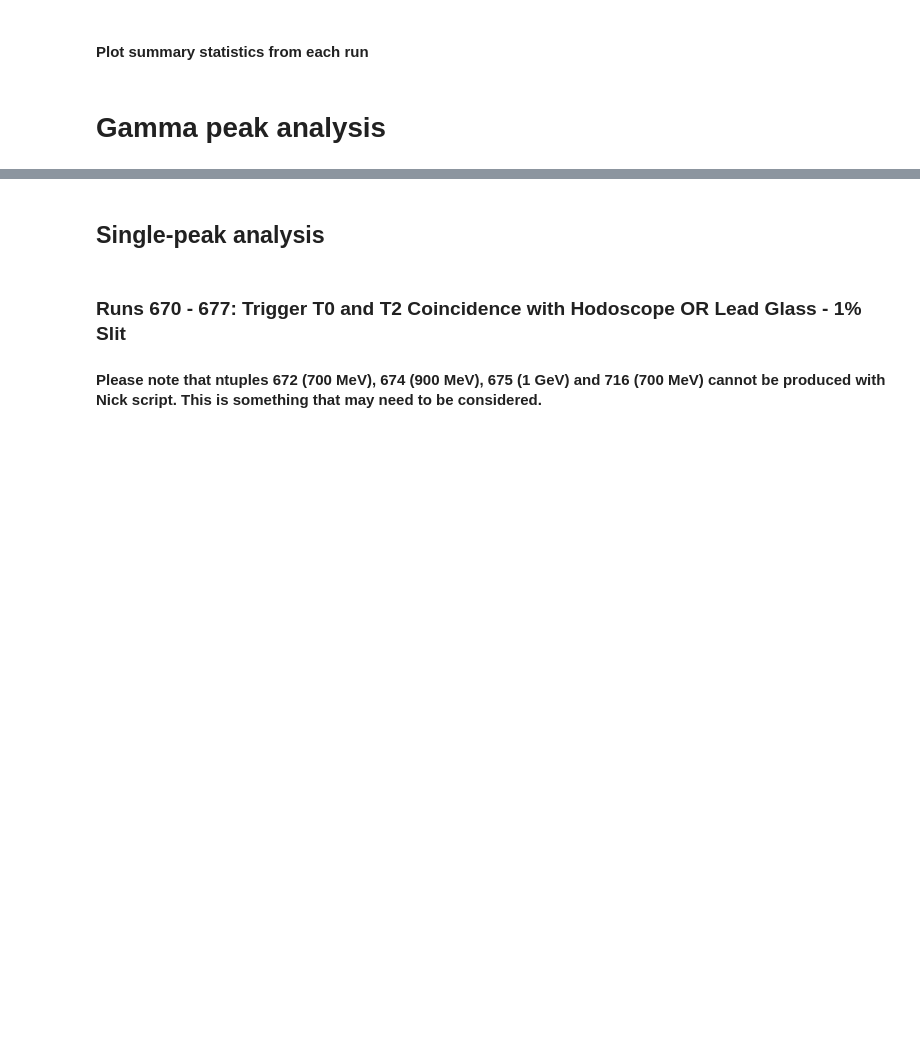
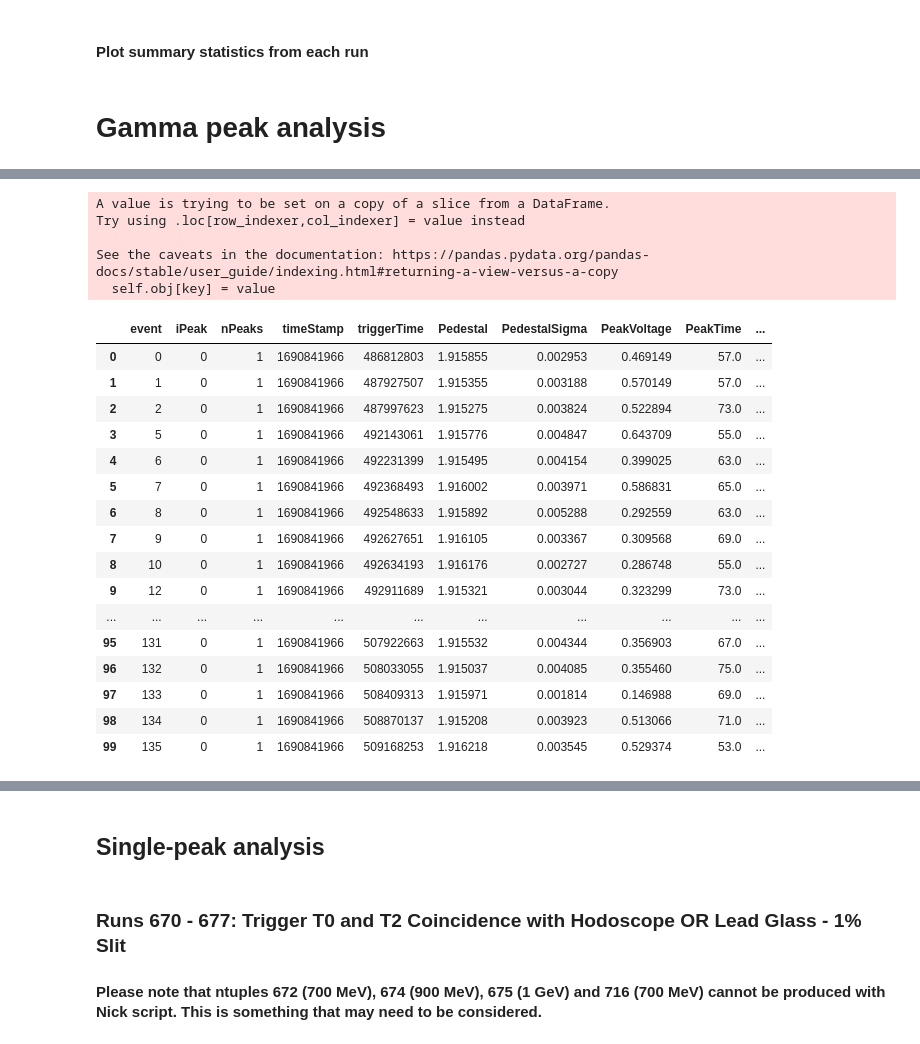
Before and after one commit to jerenner/T9BeamTestAna, a Jupyter notebook: python/new_analysis/hodoscope/hodoscope_analysis.ipynb, the cells around one changed output, grey strips where cells are left out. Cells and saved outputs as stored; diff of their text form; code cells hidden in the pictures; blank space fills up the shorter version.

```diff
--- a/python/new_analysis/hodoscope/hodoscope_analysis.ipynb
+++ b/python/new_analysis/hodoscope/hodoscope_analysis.ipynb
@@ -388,0 +393,45 @@ df_dict = read_dataframes_from_csv(output_dir)
+# %%
+# Filter the ACT elements
+act0_timing_range = (100, 200)
+act0_charge_threshold = 0.1
+act1_timing_range = (100, 200)
+act1_charge_threshold = 0.02
+act3_timing_range = (100, 200)
+
+# ACT0
+act0l_filtered = df_dict['ACT0L'][df_dict['ACT0L']['PeakTime'].between(*act0_timing_range)]
+act0l_filtered = act0l_filtered[act0l_filtered['nPeaks'] == 1]
+act0r_filtered = df_dict['ACT0R'][df_dict['ACT0R']['PeakTime'].between(*act0_timing_range)]
+act0r_filtered = act0r_filtered[act0r_filtered['nPeaks'] == 1]
+
+act0_combined = act0l_filtered.merge(act0r_filtered, on='event', suffixes=('_L', '_R'))
+act0_combined['combined_charge'] = act0_combined['IntCharge_L'] + act0_combined['IntCharge_R']
+
+act0_valid = act0_combined[act0_combined['combined_charge'] > act0_charge_threshold]
+act0_valid.loc[:,'hit_ACT0'] = 1
+
+# ACT1
+act1l_filtered = df_dict['ACT1L'][df_dict['ACT1L']['PeakTime'].between(*act1_timing_range)]
+act1l_filtered = act1l_filtered[act1l_filtered['nPeaks'] == 1]
+act1r_filtered = df_dict['ACT1R'][df_dict['ACT1R']['PeakTime'].between(*act1_timing_range)]
+act1r_filtered = act1r_filtered[act1r_filtered['nPeaks'] == 1]
+
+act1_combined = act1l_filtered.merge(act1r_filtered, on='event', suffixes=('_L', '_R'))
+act1_combined['combined_charge'] = act1_combined['IntCharge_L'] + act1_combined['IntCharge_R']
+
+act1_valid = act1_combined[act1_combined['combined_charge'] > act1_charge_threshold]
+act1_valid.loc[:,'hit_ACT1'] = 1
+
+# ACT3
+act3l_filtered = df_dict['ACT3L'][df_dict['ACT3L']['nPeaks'] == 0]
+act3r_filtered = df_dict['ACT3R'][df_dict['ACT3R']['nPeaks'] == 0]
+
+act3_combined = act3l_filtered.merge(act3r_filtered, on='event', suffixes=('_L', '_R'))
+act3_valid = act3_combined.copy()
+act3_valid.loc[:,'nohit_ACT3'] = 1
+# %% [output]
+A value is trying to be set on a copy of a slice from a DataFrame.
+Try using .loc[row_indexer,col_indexer] = value instead
+
+See the caveats in the documentation: https://pandas.pydata.org/pandas-docs/stable/user_guide/indexing.html#returning-a-view-versus-a-copy
+  self.obj[key] = value
@@ -388,0 +504,20 @@ df_dict = read_dataframes_from_csv(output_dir)
+# %%
+final_df.head(100)
+# %% [output]
+|  | event | iPeak | nPeaks | timeStamp | triggerTime | Pedestal | PedestalSigma | PeakVoltage | PeakTime | ... |
+| 0 | 0 | 0 | 1 | 1690841966 | 486812803 | 1.915855 | 0.002953 | 0.469149 | 57.0 | ... |
+| 1 | 1 | 0 | 1 | 1690841966 | 487927507 | 1.915355 | 0.003188 | 0.570149 | 57.0 | ... |
+| 2 | 2 | 0 | 1 | 1690841966 | 487997623 | 1.915275 | 0.003824 | 0.522894 | 73.0 | ... |
+| 3 | 5 | 0 | 1 | 1690841966 | 492143061 | 1.915776 | 0.004847 | 0.643709 | 55.0 | ... |
+| 4 | 6 | 0 | 1 | 1690841966 | 492231399 | 1.915495 | 0.004154 | 0.399025 | 63.0 | ... |
+| 5 | 7 | 0 | 1 | 1690841966 | 492368493 | 1.916002 | 0.003971 | 0.586831 | 65.0 | ... |
+| 6 | 8 | 0 | 1 | 1690841966 | 492548633 | 1.915892 | 0.005288 | 0.292559 | 63.0 | ... |
+| 7 | 9 | 0 | 1 | 1690841966 | 492627651 | 1.916105 | 0.003367 | 0.309568 | 69.0 | ... |
+| 8 | 10 | 0 | 1 | 1690841966 | 492634193 | 1.916176 | 0.002727 | 0.286748 | 55.0 | ... |
+| 9 | 12 | 0 | 1 | 1690841966 | 492911689 | 1.915321 | 0.003044 | 0.323299 | 73.0 | ... |
+| ... | ... | ... | ... | ... | ... | ... | ... | ... | ... | ... |
+| 95 | 131 | 0 | 1 | 1690841966 | 507922663 | 1.915532 | 0.004344 | 0.356903 | 67.0 | ... |
+| 96 | 132 | 0 | 1 | 1690841966 | 508033055 | 1.915037 | 0.004085 | 0.355460 | 75.0 | ... |
+| 97 | 133 | 0 | 1 | 1690841966 | 508409313 | 1.915971 | 0.001814 | 0.146988 | 69.0 | ... |
+| 98 | 134 | 0 | 1 | 1690841966 | 508870137 | 1.915208 | 0.003923 | 0.513066 | 71.0 | ... |
+| 99 | 135 | 0 | 1 | 1690841966 | 509168253 | 1.916218 | 0.003545 | 0.529374 | 53.0 | ... |
```
Also changed, not shown: parts of 14 cells of this notebook.
